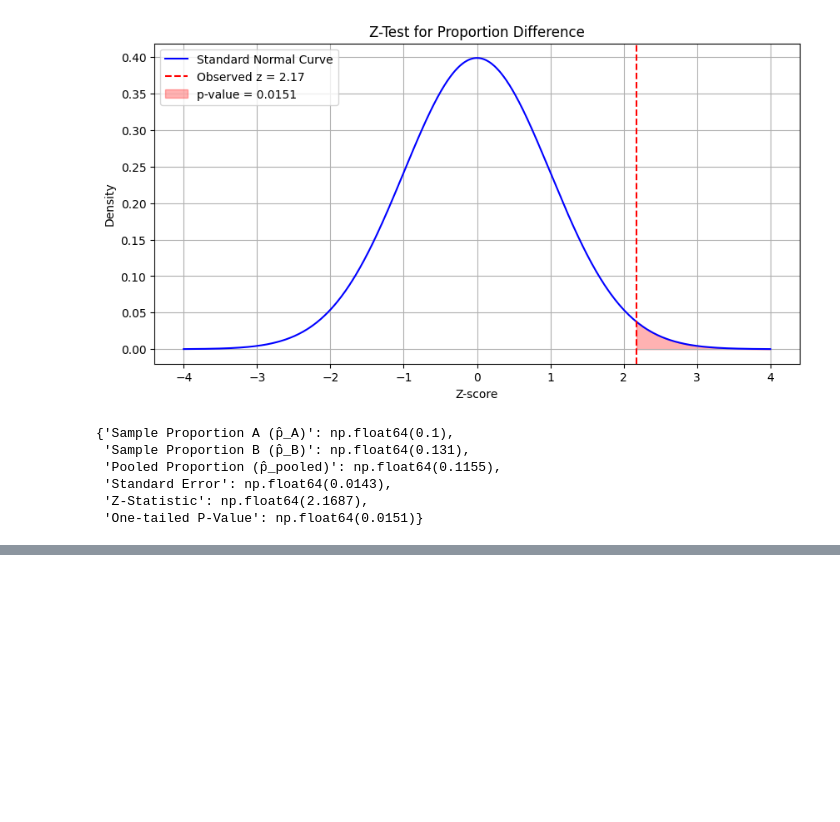
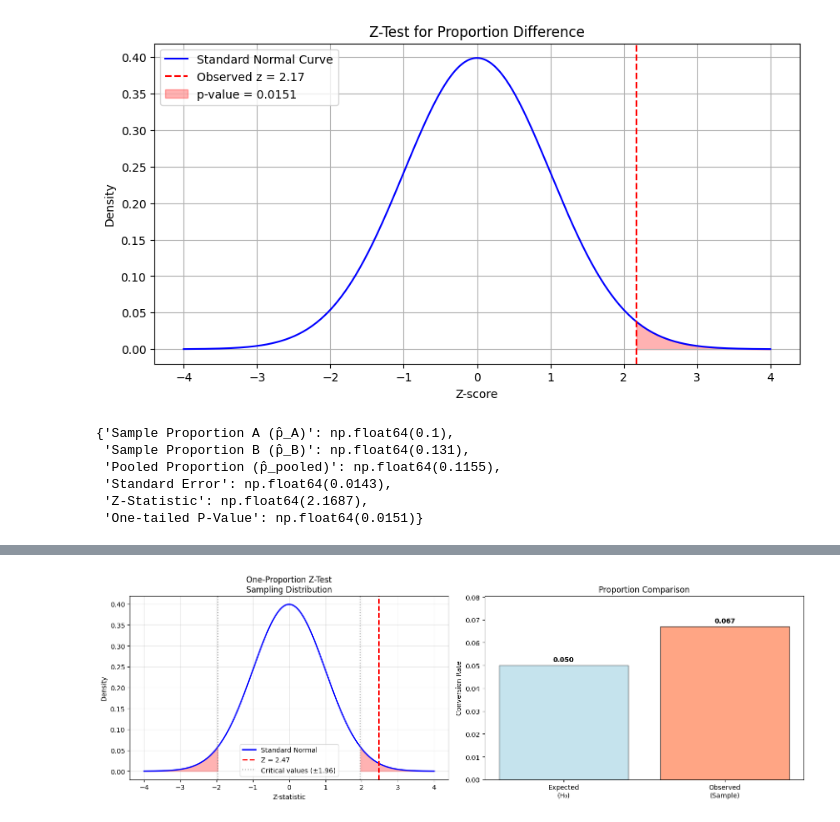
Before and after one commit to KaranvirSIdana/HypothesisTesting, a Jupyter notebook: wohoo.ipynb, the cells around one changed output, grey strips where cells are left out. Cells and saved outputs as stored; diff of their text form; code cells hidden in the pictures; blank space fills up the shorter version.

```diff
--- a/wohoo.ipynb
+++ b/wohoo.ipynb
@@ -124,0 +127,19 @@ summary
+# %%
+import numpy as np
+import pandas as pd
+import matplotlib.pyplot as plt
+import seaborn as sns
+from scipy import stats
+from scipy.stats import chi2_contingency, mannwhitneyu, wilcoxon, kruskal
+import warnings
+warnings.filterwarnings('ignore')
+
+# Set style for better plots
+plt.style.use('default')
+sns.set_palette("husl")
+np.random.seed(42)
+
+print("🧪 HYPOTHESIS TESTING MASTERCLASS")
+print("=" * 50)
+print("Building Statistical Intuition for Data Science Interviews")
+print("=" * 50)
@@ -124,0 +151,74 @@ summary
+# %%
+# =============================================================================
+# 1. ONE-PROPORTION Z-TEST
+# =============================================================================
+
+print("\n" + "="*60)
+print("1️⃣  ONE-PROPORTION Z-TEST")
+print("="*60)
+
+print("""
+🎯 USE CASE: Compare a sample proportion to a known population proportion
+📊 EXAMPLE: Is our website conversion rate significantly different from 5%?
+
+🧮 FORMULA: Z = (p̂ - p₀) / √[p₀(1 - p₀)/n]
+💡 INTUITION: How many standard errors away is our sample proportion from the expected?
+""")
+
+# Example: Website conversion rate
+np.random.seed(42)
+n_visitors = 1000
+true_conversion = 0.07  # True rate is 7%
+expected_conversion = 0.05  # We expect 5%
+
+# Simulate data
+conversions = np.random.binomial(n_visitors, true_conversion)
+sample_prop = conversions / n_visitors
+
+# Calculate Z-test
+z_stat = (sample_prop - expected_conversion) / np.sqrt(expected_conversion * (1 - expected_conversion) / n_visitors)
+p_value = 2 * (1 - stats.norm.cdf(abs(z_stat)))
+
+print(f"📊 EXAMPLE RESULTS:")
+print(f"   Sample size: {n_visitors}")
+print(f"   Conversions: {conversions}")
+print(f"   Sample proportion: {sample_prop:.4f}")
+print(f"   Expected proportion: {expected_conversion}")
+print(f"   Z-statistic: {z_stat:.4f}")
+print(f"   P-value: {p_value:.4f}")
+print(f"   Conclusion: {'Reject H₀' if p_value < 0.05 else 'Fail to reject H₀'}")
+
+# Visualization
+fig, (ax1, ax2) = plt.subplots(1, 2, figsize=(15, 5))
+
+# Plot 1: Sampling distribution
+x = np.linspace(-4, 4, 1000)
+y = stats.norm.pdf(x, 0, 1)
+ax1.plot(x, y, 'b-', linewidth=2, label='Standard Normal')
+ax1.axvline(z_stat, color='red', linestyle='--', linewidth=2, label=f'Z = {z_stat:.2f}')
+ax1.axvline(-1.96, color='gray', linestyle=':', alpha=0.7, label='Critical values (±1.96)')
+ax1.axvline(1.96, color='gray', linestyle=':', alpha=0.7)
+ax1.fill_between(x[x <= -1.96], y[x <= -1.96], alpha=0.3, color='red')
+ax1.fill_between(x[x >= 1.96], y[x >= 1.96], alpha=0.3, color='red')
+ax1.set_title('One-Proportion Z-Test\nSampling Distribution')
+ax1.set_xlabel('Z-statistic')
+ax1.set_ylabel('Density')
+ax1.legend()
+ax1.grid(True, alpha=0.3)
+
+# Plot 2: Proportion comparison
+categories = ['Expected\n(H₀)', 'Observed\n(Sample)']
+proportions = [expected_conversion, sample_prop]
+colors = ['lightblue', 'coral']
+bars = ax2.bar(categories, proportions, color=colors, alpha=0.7, edgecolor='black')
+ax2.set_title('Proportion Comparison')
+ax2.set_ylabel('Conversion Rate')
+ax2.set_ylim(0, max(proportions) * 1.2)
+for i, bar in enumerate(bars):
+    height = bar.get_height()
+    ax2.text(bar.get_x() + bar.get_width()/2., height + 0.001,
+             f'{proportions[i]:.3f}', ha='center', va='bottom', fontweight='bold')
+
+plt.tight_layout()
+plt.show()
+# %% [output]
@@ -124,0 +243 @@ summary
+[figure, added]
```
Also changed, not shown: parts of 6 cells of this notebook.
